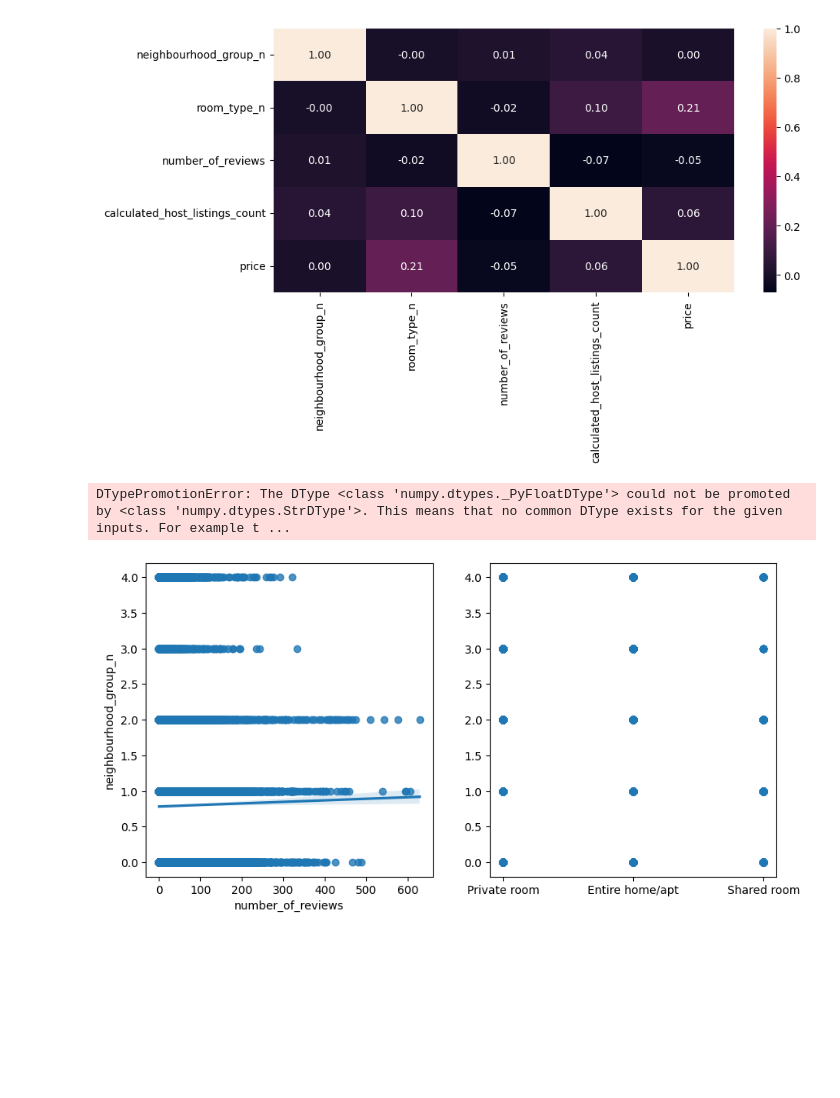
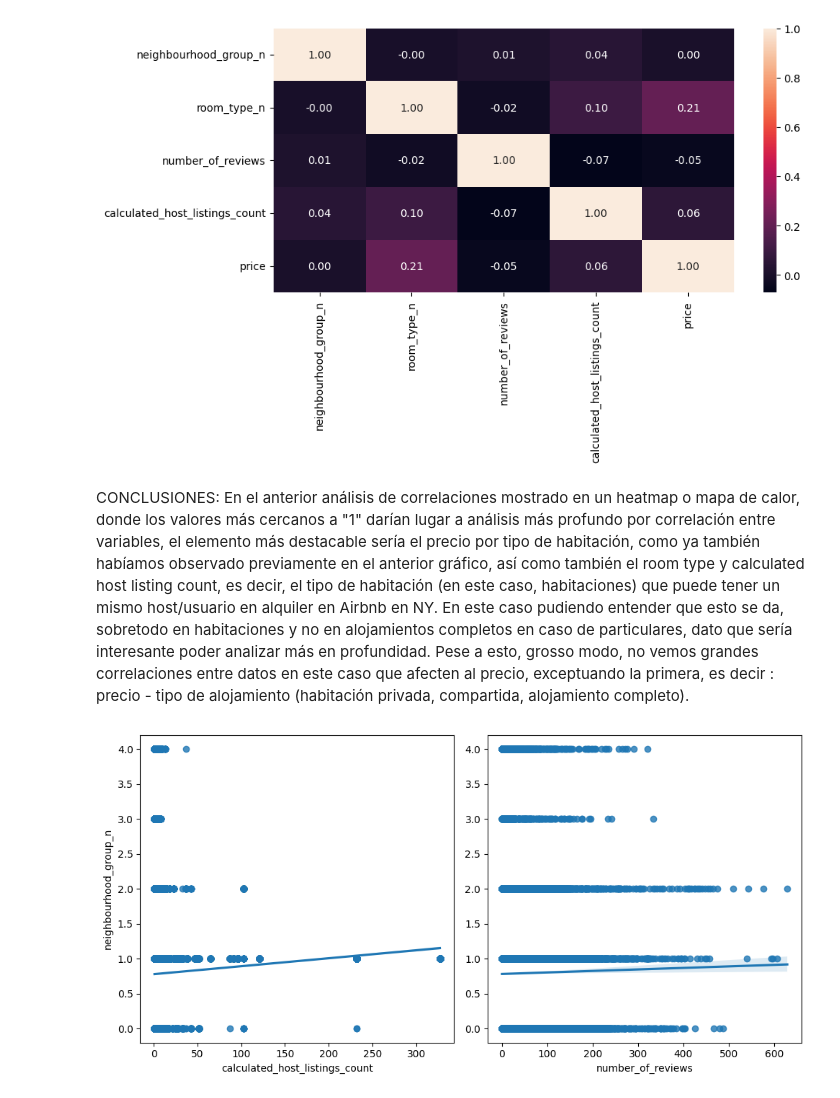
Before and after one commit to 4GeeksAcademy/ginappedrosa-machine-learning-python-template, a Jupyter notebook: src/explore.ipynb, the cells around one changed output. Drawn from its saved outputs; the diff is of its cells as text; code cells hidden in the pictures; blank space fills up the shorter version.

```diff
--- a/src/explore.ipynb
+++ b/src/explore.ipynb
@@ -256,12 +268,10 @@ plt.show()
+# %% [markdown]
+CONCLUSIONES: En el anterior análisis de correlaciones mostrado en un heatmap o mapa de calor, donde los valores más cercanos a "1" darían lugar a análisis más profundo por correlación entre variables, el elemento más destacable sería el precio por tipo de habitación, como ya también habíamos observado previamente en el anterior gráfico, así como también el room type y calculated host listing count, es decir, el tipo de habitación (en este caso, habitaciones) que puede tener un mismo host/usuario en alquiler en Airbnb en NY. En este caso pudiendo entender que esto se da, sobretodo en habitaciones y no en alojamientos completos en caso de particulares, dato que sería interesante poder analizar más en profundidad. Pese a esto, grosso modo, no vemos grandes correlaciones entre datos en este caso que afecten al precio, exceptuando la primera, es decir : precio - tipo de alojamiento (habitación privada, compartida, alojamiento completo).
 # %%
 fig, axis = plt.subplots(figsize = (10, 5), ncols = 2)
-
-sns.regplot(ax = axis[0], data = total_data, x = "number_of_reviews", y = "neighbourhood_group_n")
-sns.regplot(ax = axis[1], data = total_data, x = "room_type", y = "neighbourhood_group_n").set(ylabel = None)
-
+sns.regplot(ax = axis[0], data = total_data, x = "calculated_host_listings_count", y = "neighbourhood_group_n")
+sns.regplot(ax = axis[1], data = total_data, x = "number_of_reviews", y = "neighbourhood_group_n").set(ylabel = None)
 plt.tight_layout()
-
 plt.show()
 # %% [output]
-DTypePromotionError: The DType <class 'numpy.dtypes._PyFloatDType'> could not be promoted by <class 'numpy.dtypes.StrDType'>. This means that no common DType exists for the given inputs. For example t ...
-[figure, old version]
+[figure, new version]
```
Also changed, not shown: parts of 11 cells of this notebook.
